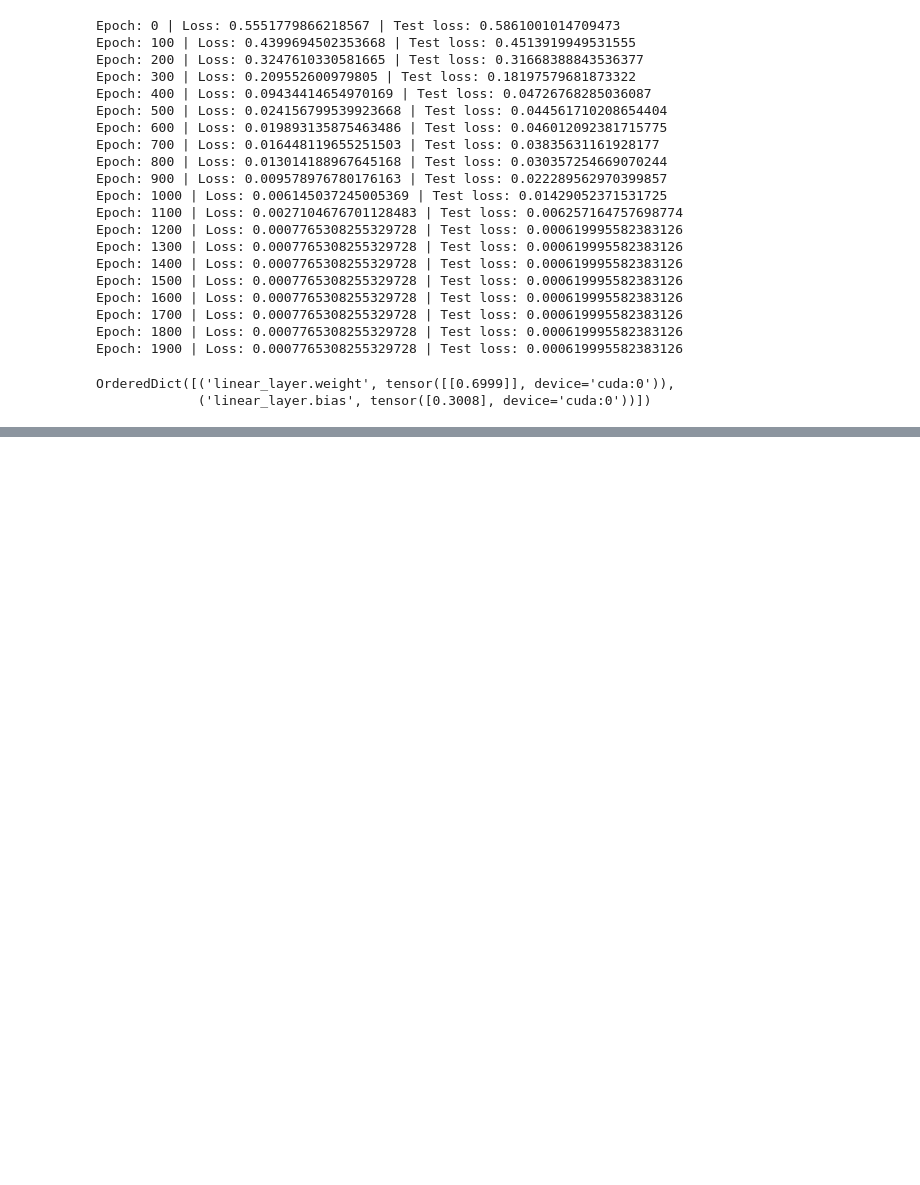
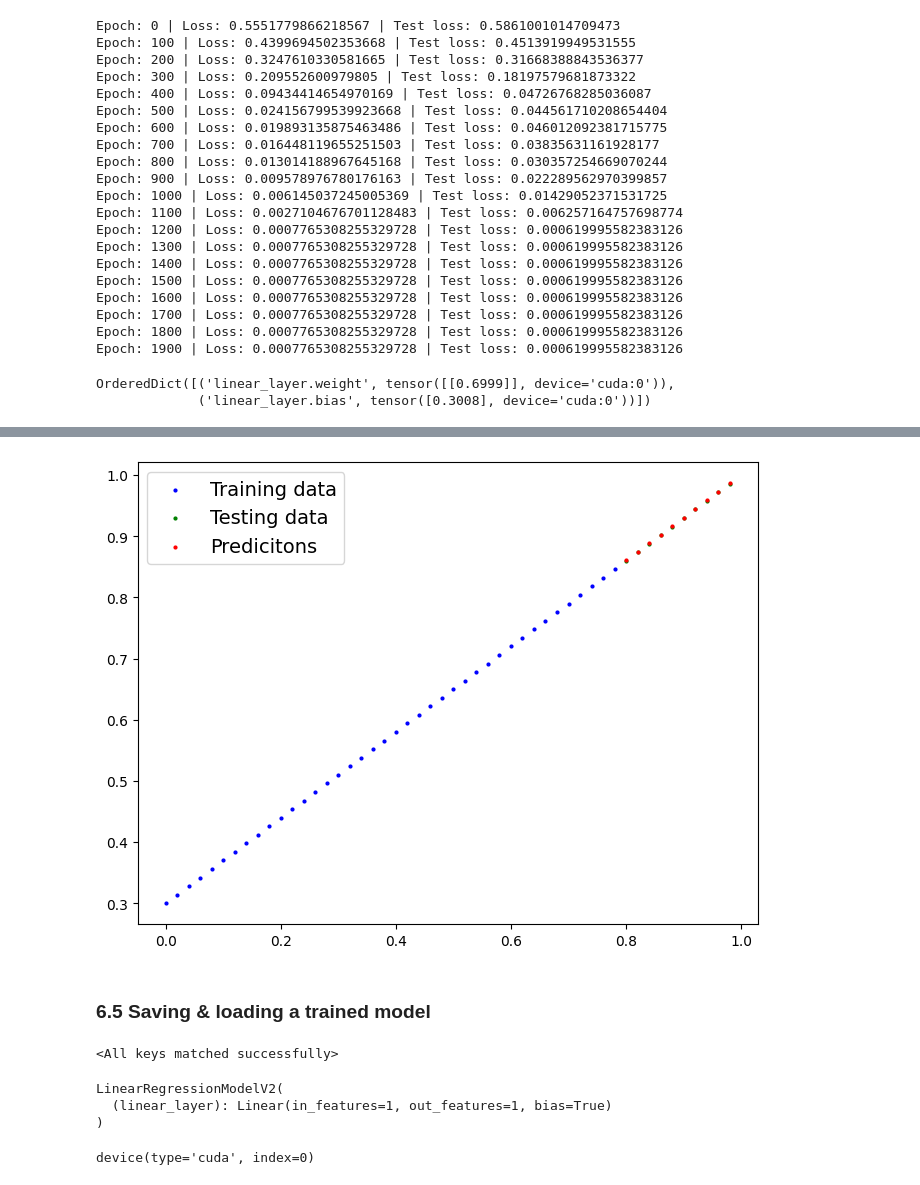
Before and after one commit to Mateus-Henr/Deep-Learning-With-PyTorch, a Jupyter notebook: pytorch_workflow.ipynb, the cells around one changed output, grey strips where cells are left out. Drawn from its saved outputs; the diff is of its cells as text; code cells hidden in the pictures; blank space fills up the shorter version.

Commit message:
Loading and saving a model

```diff
--- a/pytorch_workflow.ipynb
+++ b/pytorch_workflow.ipynb
@@ -558,0 +561,8 @@ OrderedDict([('linear_layer.weight', tensor([[0.6999]], device='cuda:0')),
+# %%
+# Turn model into evaluation mode
+model_1.eval()
+
+# Making predictions on the test data
+with torch.inference_mode():
+    y_preds = model_1(X_test)
+y_preds
@@ -558,0 +580,6 @@ OrderedDict([('linear_layer.weight', tensor([[0.6999]], device='cuda:0')),
+# %%
+plot_predictions(predictions=y_preds.cpu())
+# %% [output]
+[figure, added]
+# %% [markdown]
+### 6.5 Saving & loading a trained model
@@ -558,0 +593,16 @@ OrderedDict([('linear_layer.weight', tensor([[0.6999]], device='cuda:0')),
+# %%
+loaded_model_1 = LinearRegressionModelV2()
+
+loaded_model_1.load_state_dict(torch.load(MODEL_SAVE_PATH))
+# %% [output]
+<All keys matched successfully>
+# %%
+loaded_model_1.to(device)
+# %% [output]
+LinearRegressionModelV2(
+  (linear_layer): Linear(in_features=1, out_features=1, bias=True)
+)
+# %%
+next(loaded_model_1.parameters()).device
+# %% [output]
+device(type='cuda', index=0)
```
Also changed, not shown: parts of 5 cells of this notebook.
